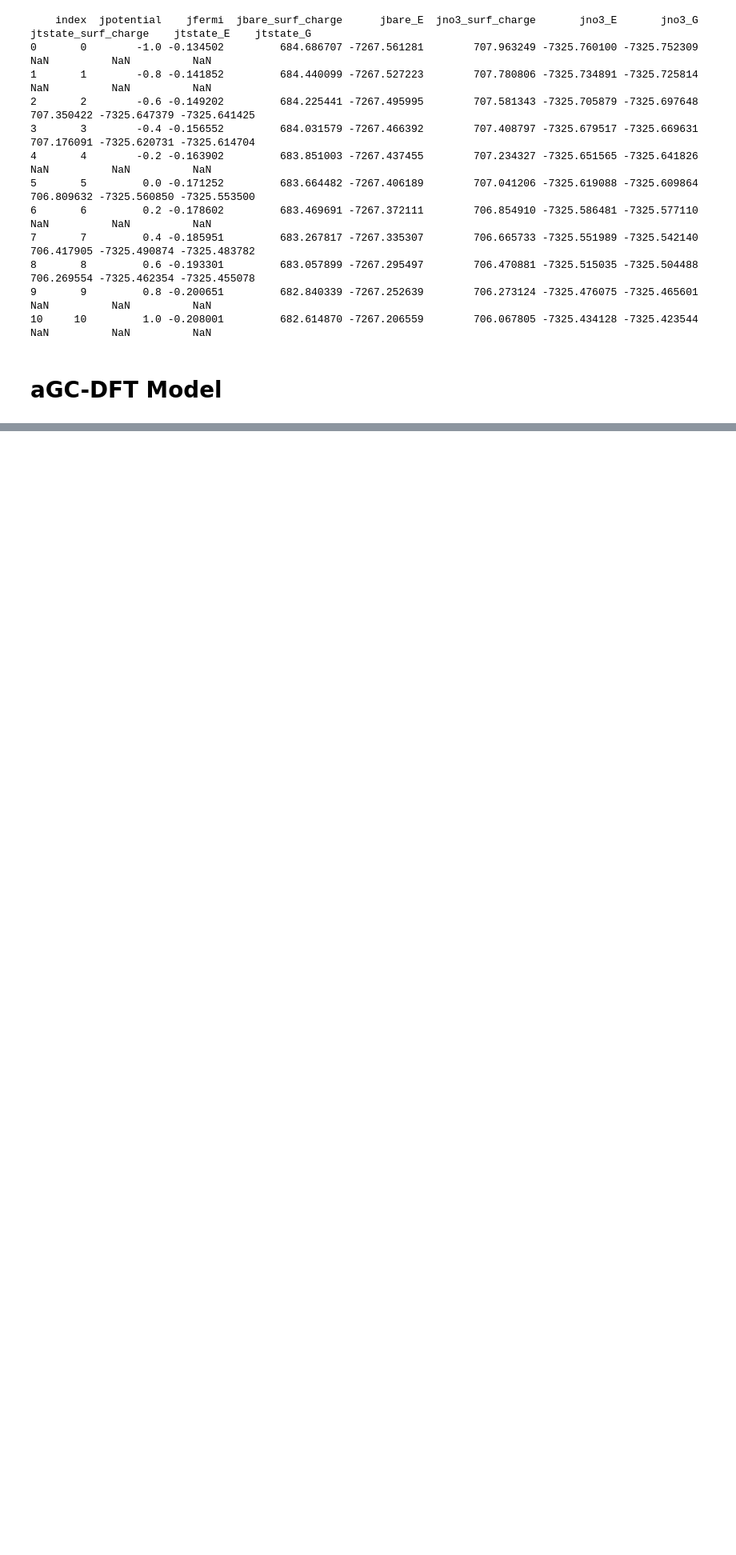
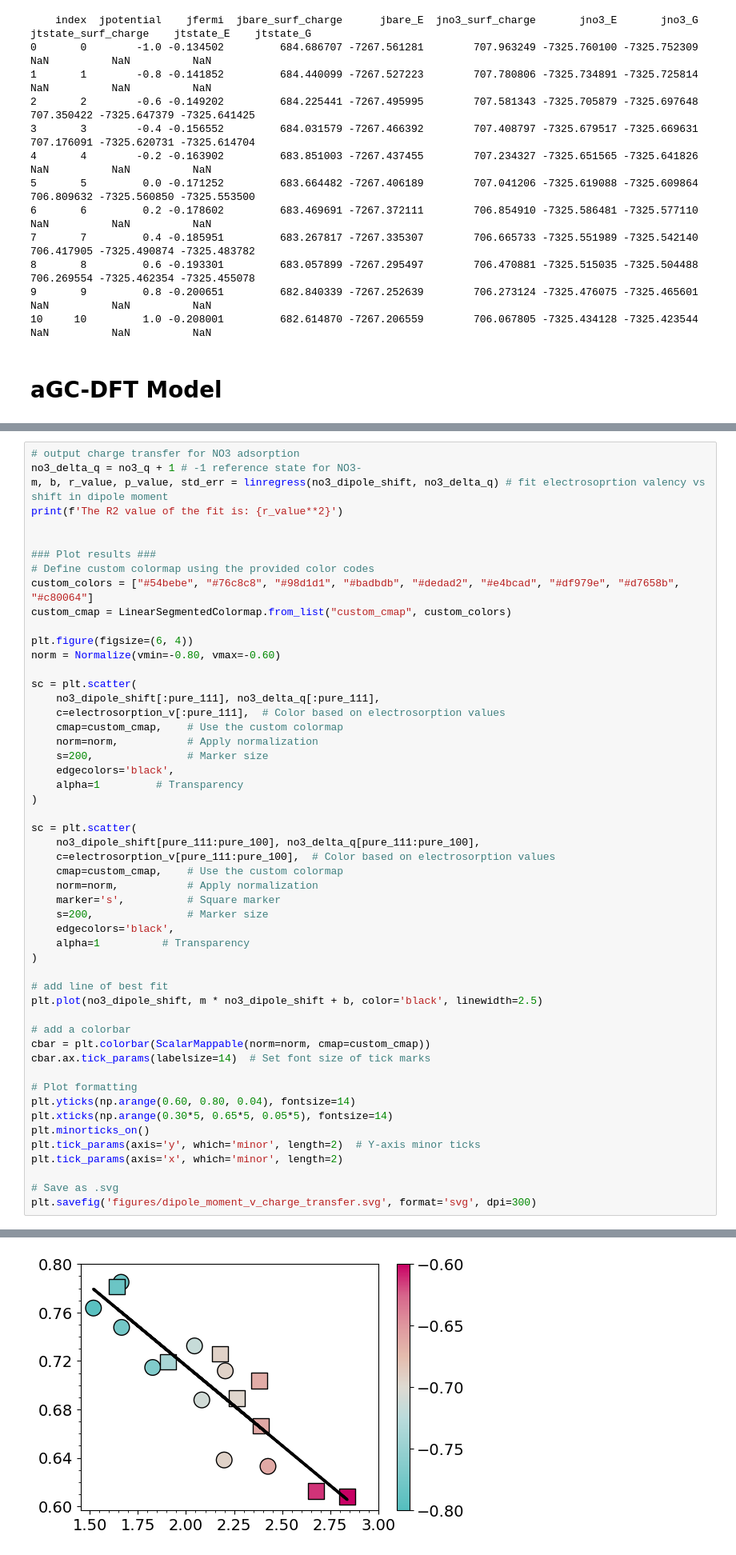
Before and after one commit to DeanMSweeney/nitrate-GC, a Jupyter notebook: gc-dft_analysis/GC-DFT_analysis.ipynb, the cells around one changed output, grey strips where cells are left out. Shown: that part at 80% size. Saved outputs shown, nothing was run; the diff lists cells and outputs as text; blank space fills up the shorter version.

```diff
--- a/gc-dft_analysis/GC-DFT_analysis.ipynb
+++ b/gc-dft_analysis/GC-DFT_analysis.ipynb
@@ -884,0 +231,53 @@ plt.show()
+# %%
+# output charge transfer for NO3 adsorption
+no3_delta_q = no3_q + 1 # -1 reference state for NO3-
+m, b, r_value, p_value, std_err = linregress(no3_dipole_shift, no3_delta_q) # fit electrosoprtion valency vs shift in dipole moment
+print(f'The R2 value of the fit is: {r_value**2}')
+
+
+### Plot results ###
+# Define custom colormap using the provided color codes
+custom_colors = ["#54bebe", "#76c8c8", "#98d1d1", "#badbdb", "#dedad2", "#e4bcad", "#df979e", "#d7658b", "#c80064"]
+custom_cmap = LinearSegmentedColormap.from_list("custom_cmap", custom_colors)
+
+plt.figure(figsize=(6, 4))
+norm = Normalize(vmin=-0.80, vmax=-0.60)
+
+sc = plt.scatter(
+    no3_dipole_shift[:pure_111], no3_delta_q[:pure_111],
+    c=electrosorption_v[:pure_111],  # Color based on electrosorption values
+    cmap=custom_cmap,    # Use the custom colormap
+    norm=norm,           # Apply normalization
+    s=200,               # Marker size
+    edgecolors='black',
+    alpha=1         # Transparency
+)
+
+sc = plt.scatter(
+    no3_dipole_shift[pure_111:pure_100], no3_delta_q[pure_111:pure_100],
+    c=electrosorption_v[pure_111:pure_100],  # Color based on electrosorption values
+    cmap=custom_cmap,    # Use the custom colormap
+    norm=norm,           # Apply normalization
+    marker='s',          # Square marker
+    s=200,               # Marker size
+    edgecolors='black',
+    alpha=1          # Transparency
+)
+
+# add line of best fit
+plt.plot(no3_dipole_shift, m * no3_dipole_shift + b, color='black', linewidth=2.5)
+
+# add a colorbar
+cbar = plt.colorbar(ScalarMappable(norm=norm, cmap=custom_cmap))
+cbar.ax.tick_params(labelsize=14)  # Set font size of tick marks
+
+# Plot formatting
+plt.yticks(np.arange(0.60, 0.80, 0.04), fontsize=14)
+plt.xticks(np.arange(0.30*5, 0.65*5, 0.05*5), fontsize=14)
+plt.minorticks_on()
+plt.tick_params(axis='y', which='minor', length=2)  # Y-axis minor ticks
+plt.tick_params(axis='x', which='minor', length=2)
+
+# Save as .svg
+plt.savefig('figures/dipole_moment_v_charge_transfer.svg', format='svg', dpi=300)
+# %% [output]
@@ -884,0 +285 @@ plt.show()
+[figure, added]
```
Also changed, not shown: parts of 53 cells of this notebook, 15 other files.
